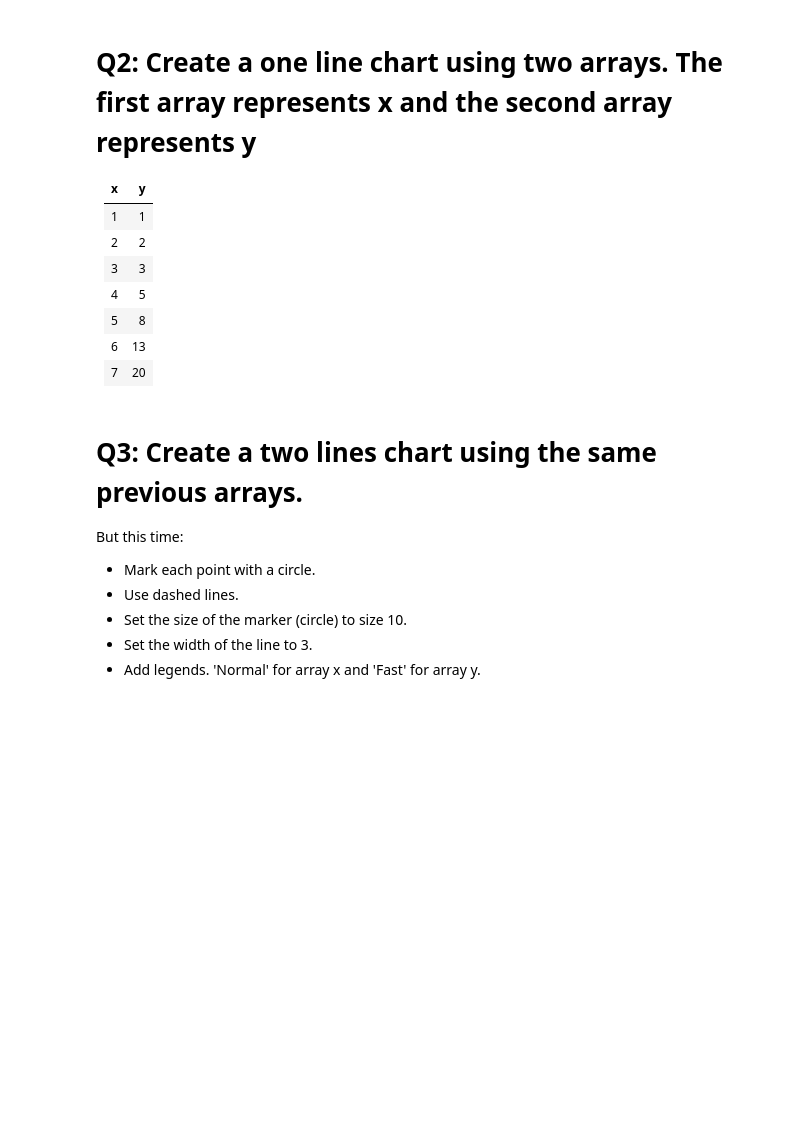
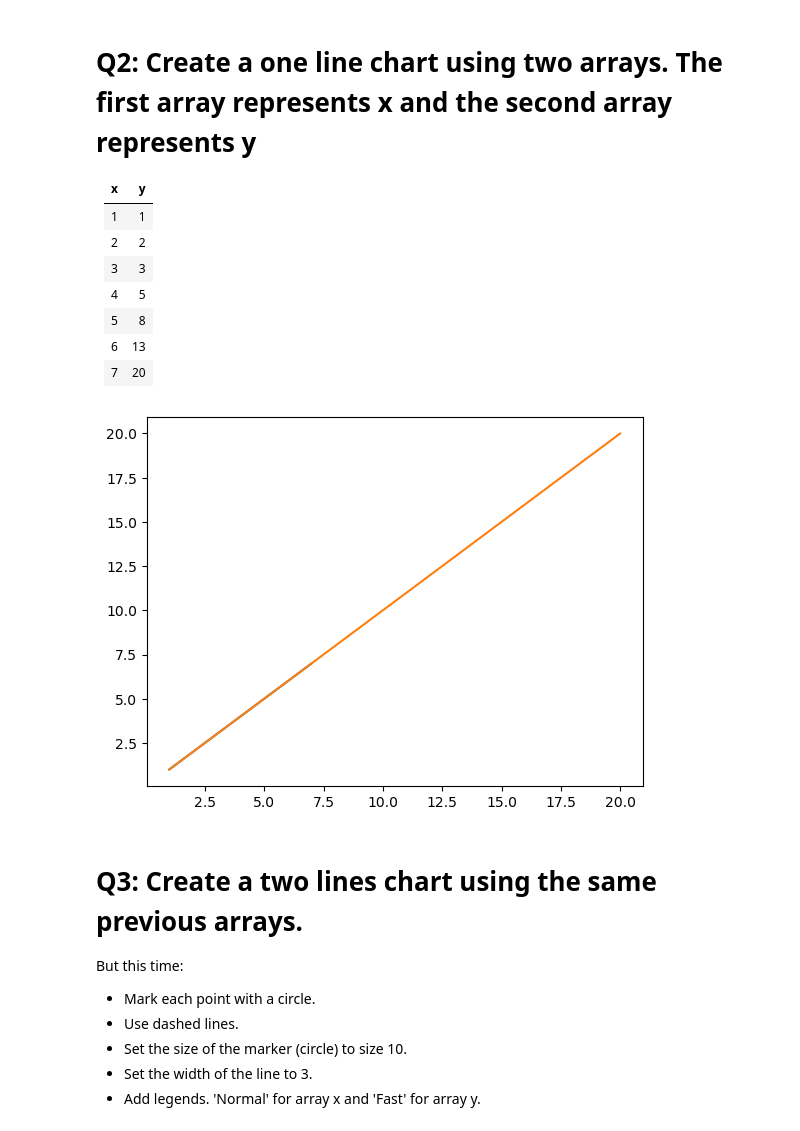
Before and after one commit to Tuwaiq-Data-Science-Bootcamp/Day8-Lab2-Matplotlib, a Jupyter notebook: Day#8_Matplotlib_Assignment2.ipynb, the cells around one changed output. Drawn from its saved outputs; the diff is of its cells as text; code cells hidden in the pictures; blank space fills up the shorter version.

```diff
--- a/Day#8_Matplotlib_Assignment2.ipynb
+++ b/Day#8_Matplotlib_Assignment2.ipynb
@@ -17,6 +19,12 @@ import numpy as np
 | 7    | 20      |
 # %%
 # write your code here ^_^
+np.x = [1,2, 3, 4, 5,6,7]
+np.y=[1,2,3,5,8,13,20]
+plt.plot(np.x,[1,2, 3, 4, 5,6,7] )
+plt.plot(np.y,[1,2,3,5,8,13,20]);
+# %% [output]
+[figure, added]
 # %% [markdown]
 # Q3: Create a two lines chart using the same previous arrays.
 But this time:
```
Also changed, not shown: parts of 9 cells of this notebook.
